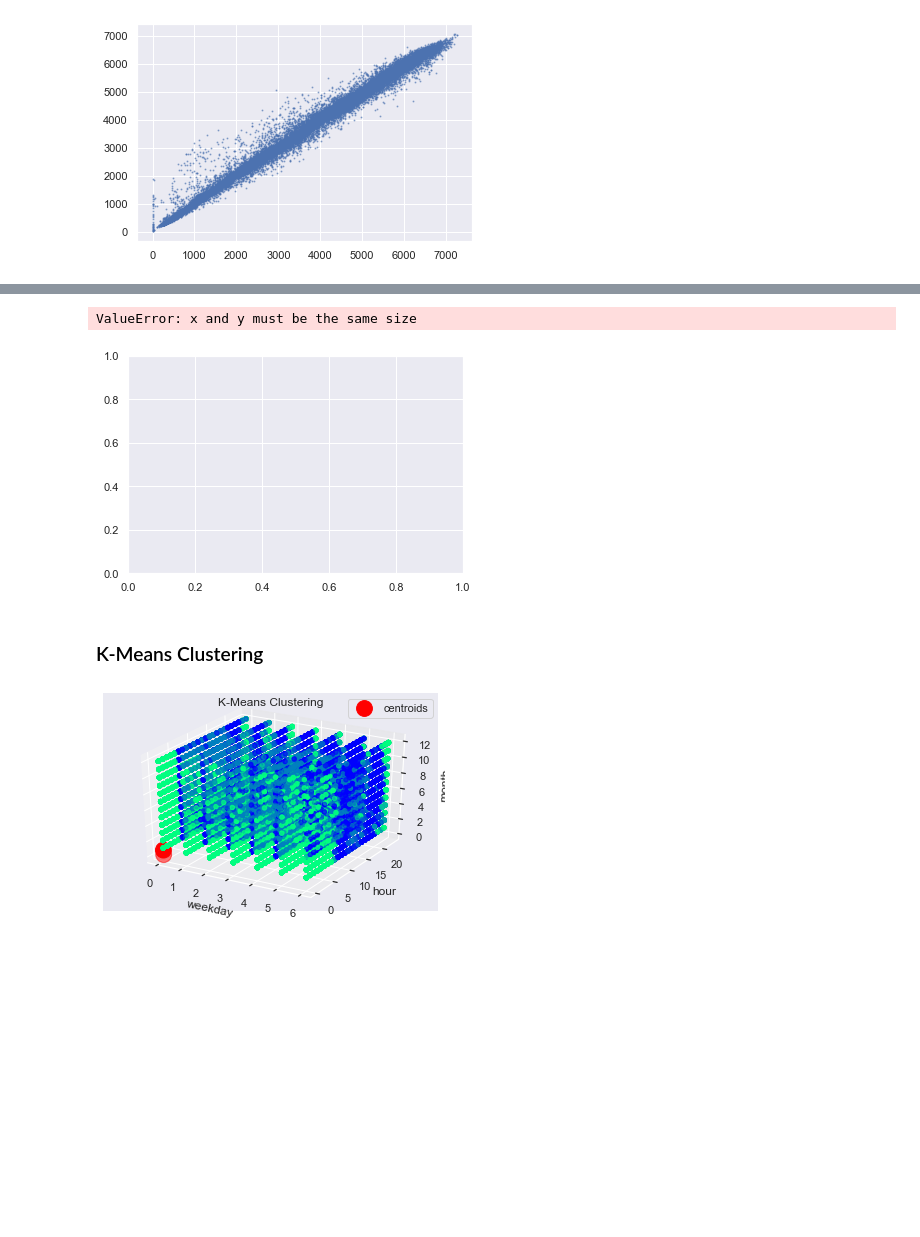
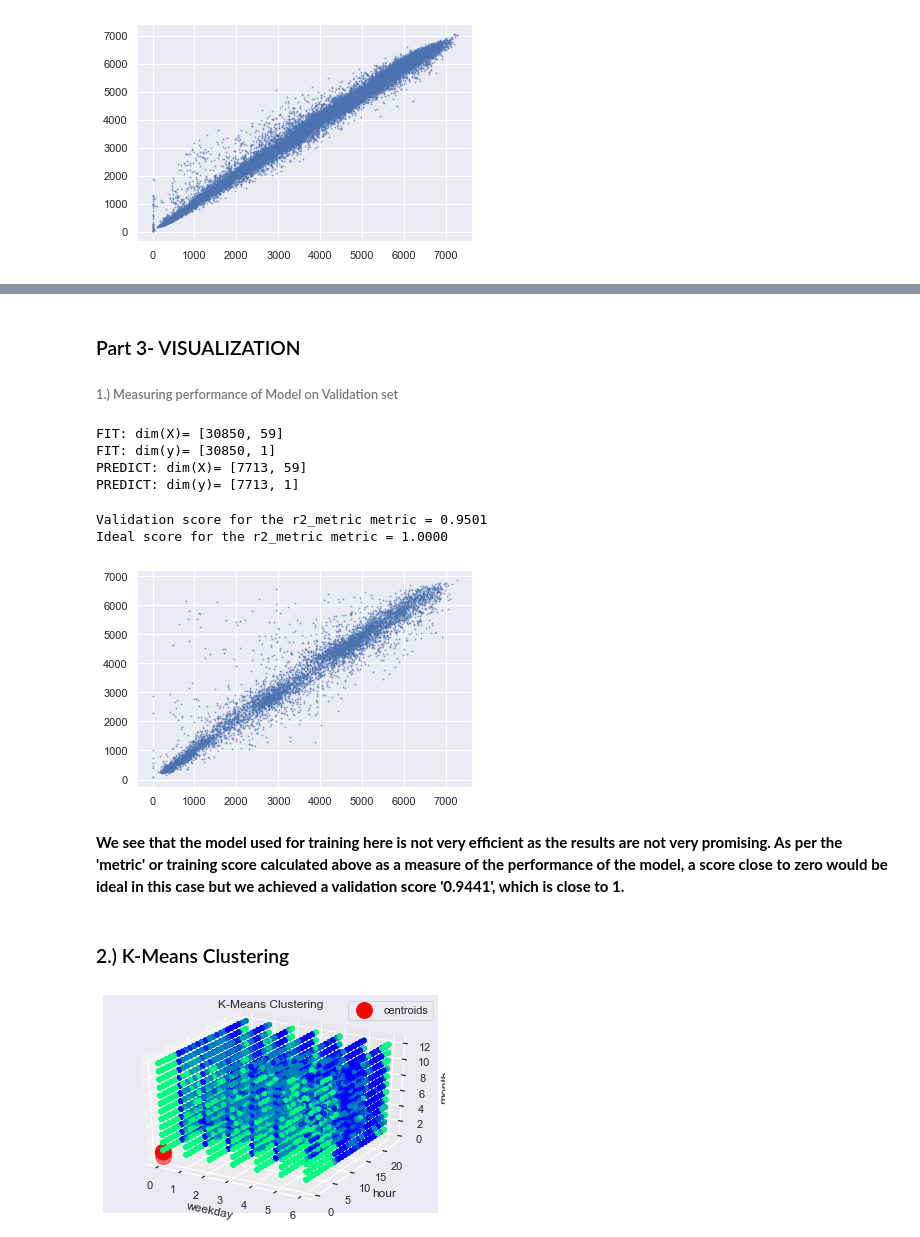
Before and after one commit to jf-pnj/velo, a Jupyter notebook: starting_kit/README_Visualization.ipynb, the cells around one changed output, grey strips where cells are left out. Saved outputs shown, nothing was run; the diff lists cells and outputs as text; code cells hidden in the pictures; blank space fills up the shorter version.

```diff
--- a/starting_kit/README_Visualization.ipynb
+++ b/starting_kit/README_Visualization.ipynb
@@ -300,0 +283,4 @@ print(Y_hat_train)
+# %% [markdown]
+### Part 3- VISUALIZATION
+
+###### 1.) Measuring performance of Model on Validation set
@@ -301,11 +297,34 @@ print(Y_hat_train)
+# %%
+# Reinitialize the modeland train it on the newly split data
+
+M = model()
+M.fit(X_trn, Y_trn)
+
+# Make predictions
+Y_hat_vld = M.predict(X_vld)
+# %% [output]
+FIT: dim(X)= [30850, 59]
+FIT: dim(y)= [30850, 1]
+PREDICT: dim(X)= [7713, 59]
+PREDICT: dim(y)= [7713, 1]
+# %%
+print('Validation score for the', metric_name, 'metric = %5.4f' % scoring_function(Y_vld, Y_hat_vld))
+print('Ideal score for the', metric_name, 'metric = %5.4f' % scoring_function(Y_vld, Y_vld))
+# %% [output]
+Validation score for the r2_metric metric = 0.9501
+Ideal score for the r2_metric metric = 1.0000
 # %%
-plt.scatter(X_valid, Y_hat_valid, alpha ='0.5', s = 1 )
+# Ploting the results on validation set
+plt.scatter(Y_vld, Y_hat_vld, alpha ='0.5', s = 1 )
 plt.show()
 # %% [output]
-ValueError: x and y must be the same size
-[figure, old version]
+[figure, new version]
+# %% [markdown]
+<div>
+    <b> We see that the model used for training here is not very efficient as the results are not very promising. As per the 'metric' or training score calculated above as a measure of the performance of the model, a score close to zero would be ideal in this case but we achieved a validation score '0.9441', which is close to 1.
+</div>
 # %% [markdown]
-### K-Means Clustering
+### 2.) K-Means Clustering
 # %%
 from sklearn.cluster import KMeans
 from mpl_toolkits.mplot3d import Axes3D
```
Also changed, not shown: parts of 12 cells of this notebook.
